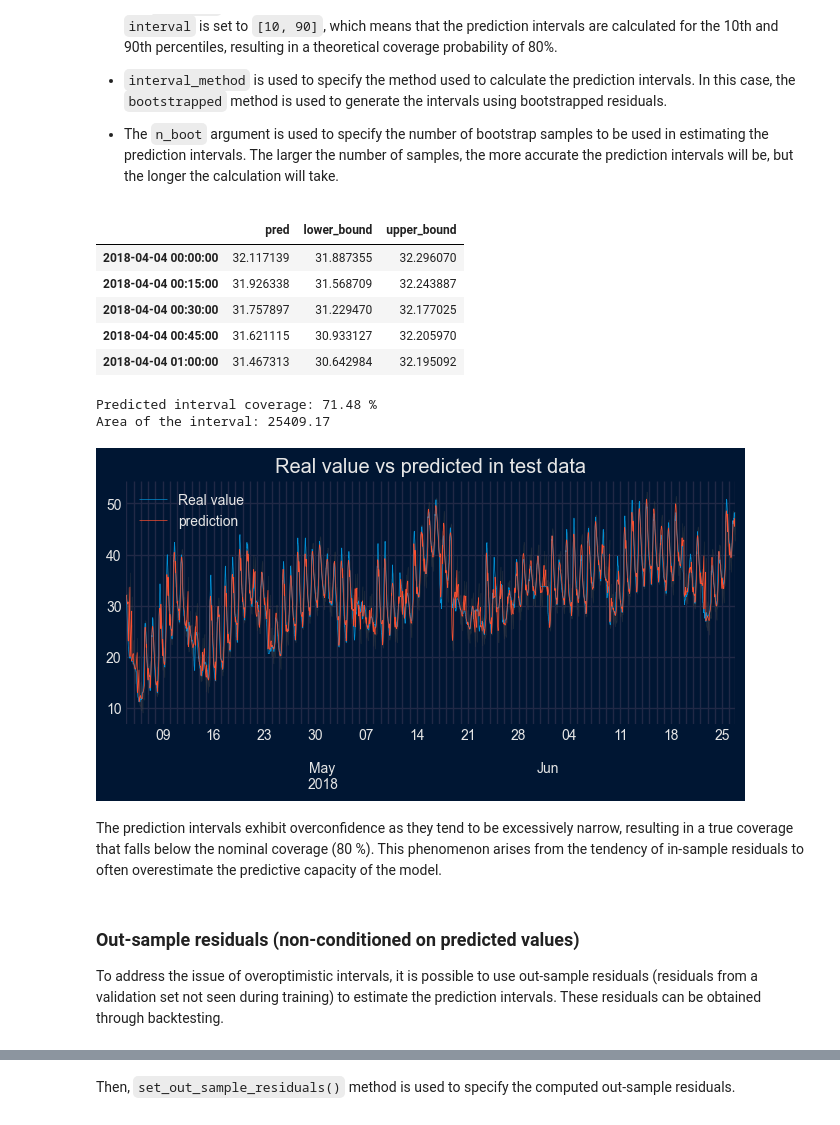
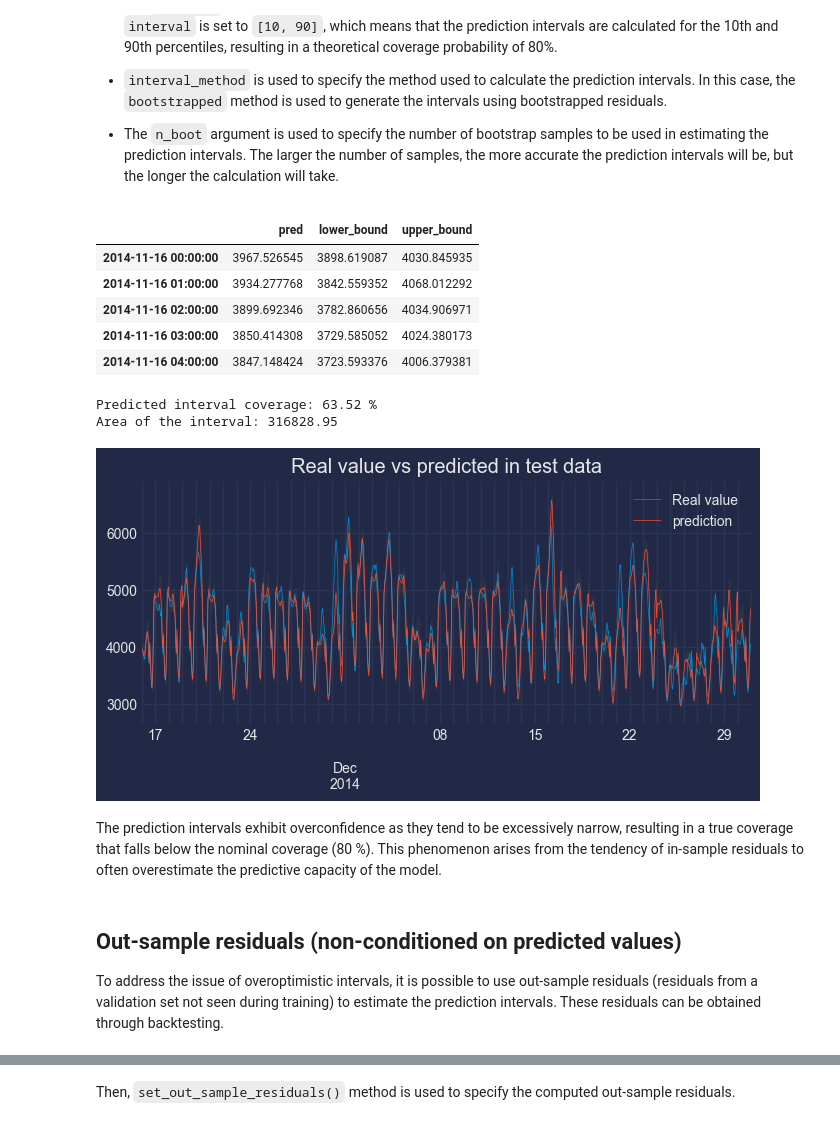
Before and after one commit to skforecast/skforecast, a Jupyter notebook: docs/user_guides/probabilistic-forecasting-bootstrapped-residuals.ipynb, the cells around one changed output, grey strips where cells are left out. Drawn from its saved outputs; the diff is of its cells as text; code cells hidden in the pictures.

```diff
--- a/docs/user_guides/probabilistic-forecasting-bootstrapped-residuals.ipynb
+++ b/docs/user_guides/probabilistic-forecasting-bootstrapped-residuals.ipynb
@@ -137,7 +148,6 @@ ax.set_title("OT");
 # Calendar features
 # ==============================================================================
 features_to_extract = [
-    'year',
     'month',
     'week',
     'day_of_week',
@@ -178,7 +188,7 @@ display(exog_transformer)
 data = exog_transformer.fit_transform(data)
 # Remove rows with NaNs created by lag features
 data = data.dropna()
-exog_features = data.columns.difference(['OT']).tolist()
+exog_features = data.columns.difference(['Demand']).tolist()
 display(data.head(3))
 # %% [output]
 Pipeline(steps=[('datetimefeatures',
@@ -200,8 +210,9 @@ Pipeline(steps=[('datetimefeatures',
 # %%
 # Split train-validation-test
 # ==============================================================================
-end_train = '2017-10-01 23:59:00'
-end_validation = '2018-04-03 23:59:00'
+data = data.loc['2013-01-01 00:00:00':'2014-12-30 23:00:00', :].copy()
+end_train = '2014-03-01 23:59:00'
+end_validation = '2014-11-15 23:59:00'
 data_train = data.loc[: end_train, :]
 data_val   = data.loc[end_train:end_validation, :]
 data_test  = data.loc[end_validation:, :]
@@ -231,31 +242,19 @@ By default, intervals can be computed using in-sample residuals (residuals from
 # %%
 # Create and fit forecaster
 # ==============================================================================
-# params = {
-#     "n_estimators": 400,
-#     "max_depth": 5,
-#     "min_data_in_leaf": 207,
-#     "learning_rate": 0.102,
-#     "feature_fraction": 1.0,
-#     "max_bin": 250,
-#     "reg_alpha": 0.8,
-#     "reg_lambda": 0.0,
-# }
-
 params = {
     "max_depth": 5,
 }
 lags = 24
 window_features = RollingFeatures(stats=["mean"], window_sizes=24 * 3)
 forecaster = ForecasterRecursive(
-                #  regressor       = LGBMRegressor(random_state=15926, verbose=-1, **params),
-                 regressor       = Ridge(random_state=15926),
+                 regressor       = LGBMRegressor(random_state=15926, verbose=-1, **params),
+                 # regressor       = Ridge(random_state=15926),
                  lags            = lags,
                  window_features = window_features,
-                 differentiation = 1,
              )
 forecaster.fit(
-    y    = data.loc[:end_validation, 'OT'],
+    y    = data.loc[:end_validation, 'Demand'],
     exog = data.loc[:end_validation, exog_features]
 )
 # %%
@@ -302,18 +301,17 @@ The `backtesting_forecaster()` function is used to generate the prediction inter
 cv = TimeSeriesFold(
          steps              = 24,
          initial_train_size = len(data.loc[:end_validation]),
-         differentiation    = 1,
          refit              = False
      )
 
 metric, predictions = backtesting_forecaster(
                           forecaster              = forecaster,
-                          y                       = data['OT'],
+                          y                       = data['Demand'],
                           exog                    = data[exog_features],
                           cv                      = cv,
                           metric                  = 'mean_absolute_error',
                           interval                = [10, 90],  # 80% prediction interval
-                          interval_method         = 'bootstrapping',
+                          #interval_method        = 'bootstrapping',
                           n_boot                  = 150,
                           use_in_sample_residuals = True,  # Use in-sample residuals
                           use_binned_residuals    = False,
@@ -325,45 +323,42 @@ metric, predictions = backtesting_forecaster(
 predictions.head(5)
 # %% [output]
 |  | pred | lower_bound | upper_bound |
-| 2018-04-04 00:00:00 | 32.117139 | 31.887355 | 32.296070 |
-| 2018-04-04 00:15:00 | 31.926338 | 31.568709 | 32.243887 |
-| 2018-04-04 00:30:00 | 31.757897 | 31.229470 | 32.177025 |
-| 2018-04-04 00:45:00 | 31.621115 | 30.933127 | 32.205970 |
-| 2018-04-04 01:00:00 | 31.467313 | 30.642984 | 32.195092 |
+| 2014-11-16 00:00:00 | 3967.526545 | 3898.619087 | 4030.845935 |
+| 2014-11-16 01:00:00 | 3934.277768 | 3842.559352 | 4068.012292 |
+| 2014-11-16 02:00:00 | 3899.692346 | 3782.860656 | 4034.906971 |
+| 2014-11-16 03:00:00 | 3850.414308 | 3729.585052 | 4024.380173 |
+| 2014-11-16 04:00:00 | 3847.148424 | 3723.593376 | 4006.379381 |
 # %%
 # Plot intervals
 # ==============================================================================
 plot_prediction_intervals(
     predictions     = predictions,
     y_true          = data_test,
-    target_variable = "OT",
-    #initial_x_zoom  = ['2012-12-01', '2012-12-20'],
+    target_variable = "Demand",
     title           = "Real value vs predicted in test data",
-    xaxis_title     = "",
-    yaxis_title     = "",
 )
 
 # Predicted interval coverage (on test data)
 # ==============================================================================
 coverage = calculate_coverage(
-    y_true = data.loc[end_validation:, 'OT'],
+    y_true = data.loc[end_validation:, 'Demand'],
     lower_bound = predictions["lower_bound"],
     upper_bound = predictions["upper_bound"]
 )
 print(f"Predicted interval coverage: {round(100 * coverage, 2)} %")
 
 # Area of the interval
 # ==============================================================================
 area = (predictions["upper_bound"] - predictions["lower_bound"]).sum()
 print(f"Area of the interval: {round(area, 2)}")
 # %% [output]
-Predicted interval coverage: 71.48 %
-Area of the interval: 25409.17
+Predicted interval coverage: 63.52 %
+Area of the interval: 316828.95
-[figure, old version]
+[figure, new version]
 # %% [markdown]
 The prediction intervals exhibit overconfidence as they tend to be excessively narrow, resulting in a true coverage that falls below the nominal coverage (80 %). This phenomenon arises from the tendency of in-sample residuals to often overestimate the predictive capacity of the model.
 # %% [markdown]
-### Out-sample residuals (non-conditioned on predicted values)
+## Out-sample residuals (non-conditioned on predicted values)
 
 To address the issue of overoptimistic intervals, it is possible to use out-sample residuals (residuals from a validation set not seen during training) to estimate the prediction intervals. These residuals can be obtained through backtesting.
 # %%
```
Also changed, not shown: parts of 40 cells of this notebook, 1 other file.
